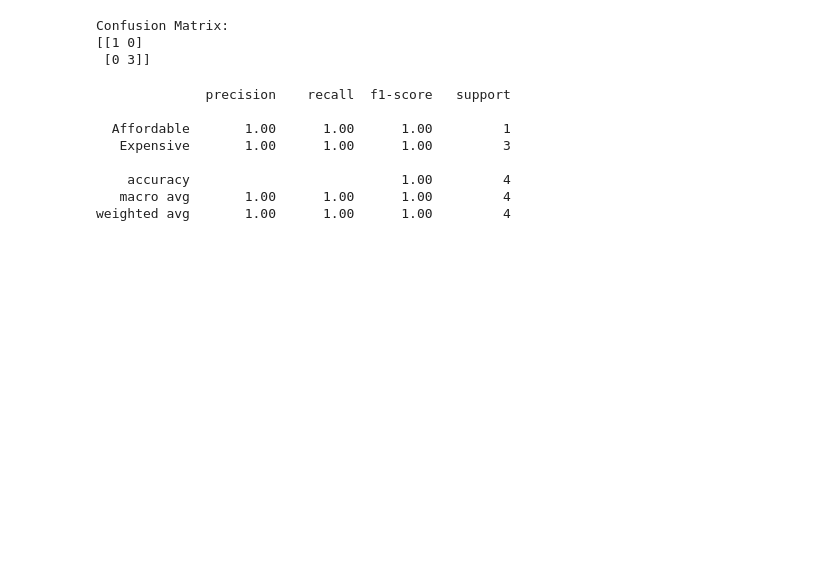
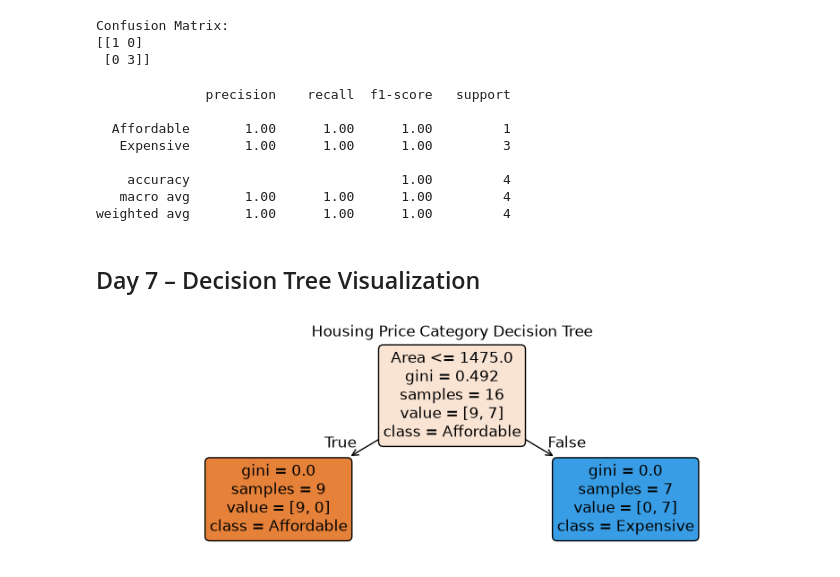
Before and after one commit to tirthuu27/Housing-Decision-Tree, a Jupyter notebook: housing_decision_tree.ipynb, the cells around one changed output. Saved outputs shown, nothing was run; the diff lists cells and outputs as text; code cells hidden in the pictures; blank space fills up the shorter version.

Commit message:
Add decision tree visualization

```diff
--- a/housing_decision_tree.ipynb
+++ b/housing_decision_tree.ipynb
@@ -234,3 +234,5 @@ print(classification_report(
     accuracy                           1.00         4
    macro avg       1.00      1.00      1.00         4
 weighted avg       1.00      1.00      1.00         4
+# %% [markdown]
+## Day 7 – Decision Tree Visualization
@@ -236,0 +242,16 @@ weighted avg       1.00      1.00      1.00         4
+# %%
+plt.figure(figsize=(10, 3))
+
+plot_tree(
+    model,
+    feature_names=["Area", "Bedrooms", "Age"],
+    class_names=model.classes_,
+    filled=True,
+    rounded=True
+)
+
+plt.title("Housing Price Category Decision Tree")
+plt.savefig("decision_tree.png", dpi=300, bbox_inches="tight")
+plt.show()
+# %% [output]
+[figure, added]
```
Also changed, not shown: parts of 1 cell of this notebook.
